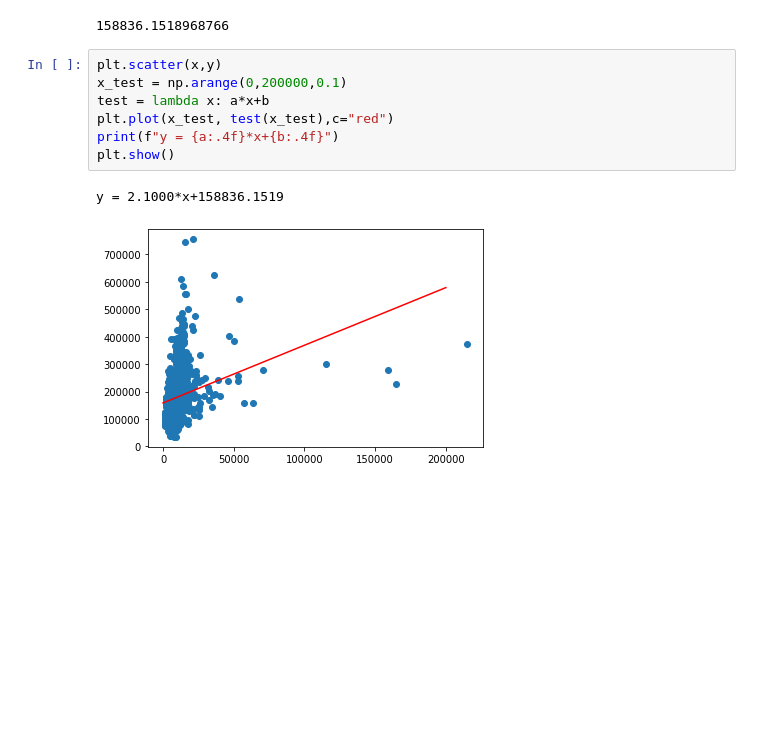
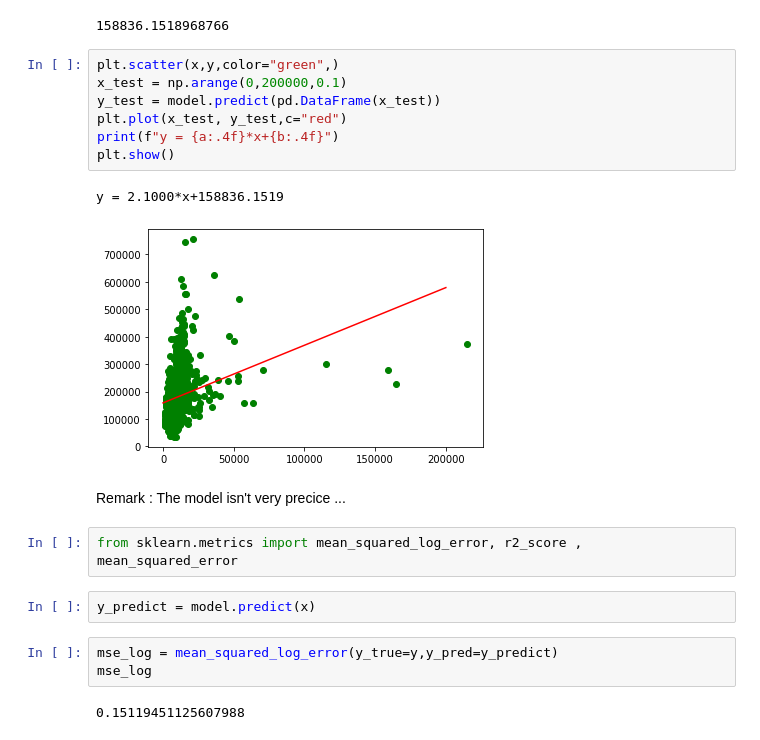
Before and after one commit to yannmb2/machine_learning_101, a Jupyter notebook: sklearn_102.ipynb, the cells around one changed output. Cells and saved outputs as stored; diff of their text form; blank space fills up the shorter version.

```diff
--- a/sklearn_102.ipynb
+++ b/sklearn_102.ipynb
@@ -112,12 +116,23 @@ b
 # %% [output]
 158836.1518968766
 # %%
-plt.scatter(x,y)
+plt.scatter(x,y,color="green",)
 x_test = np.arange(0,200000,0.1)
-test = lambda x: a*x+b
-plt.plot(x_test, test(x_test),c="red")
+y_test = model.predict(pd.DataFrame(x_test))
+plt.plot(x_test, y_test,c="red")
 print(f"y = {a:.4f}*x+{b:.4f}")
 plt.show()
 # %% [output]
 y = 2.1000*x+158836.1519
-[figure, old version]
+[figure, new version]
+# %% [markdown]
+Remark : The model isn't very precice ...
+# %%
+from sklearn.metrics import mean_squared_log_error, r2_score , mean_squared_error
+# %%
+y_predict = model.predict(x)
+# %%
+mse_log = mean_squared_log_error(y_true=y,y_pred=y_predict)
+mse_log
+# %% [output]
+0.15119451125607988
```
Also changed, not shown: parts of 15 cells of this notebook, 2 other files.
